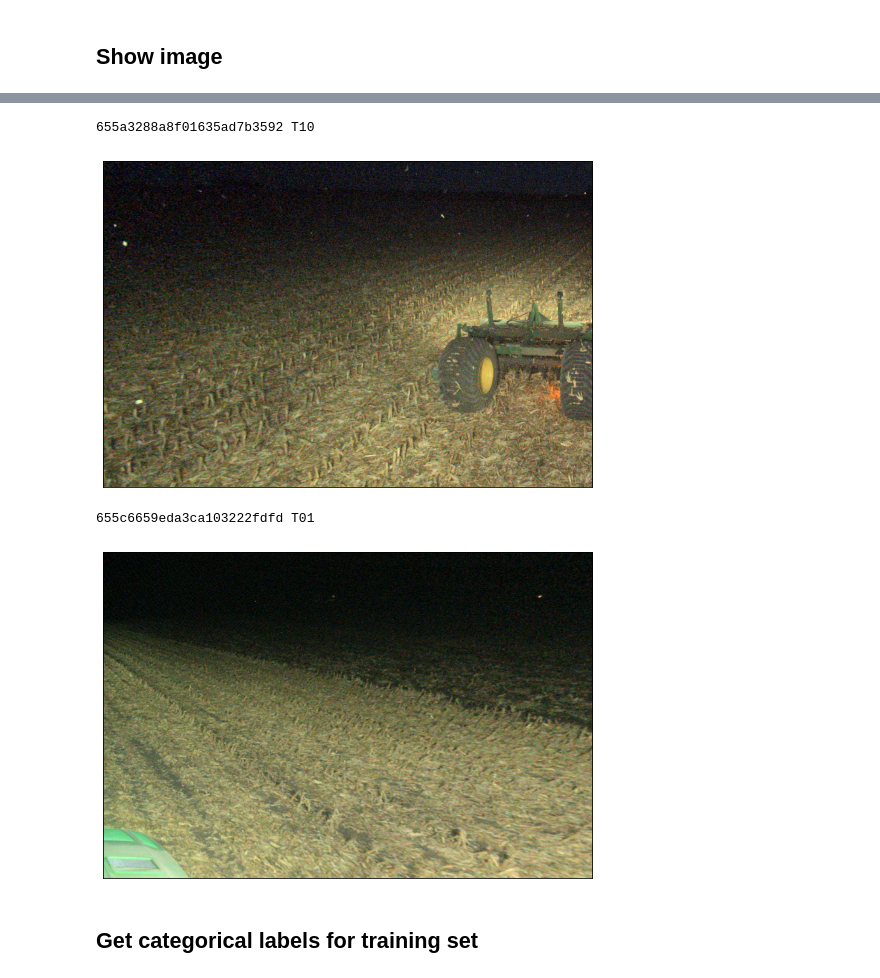
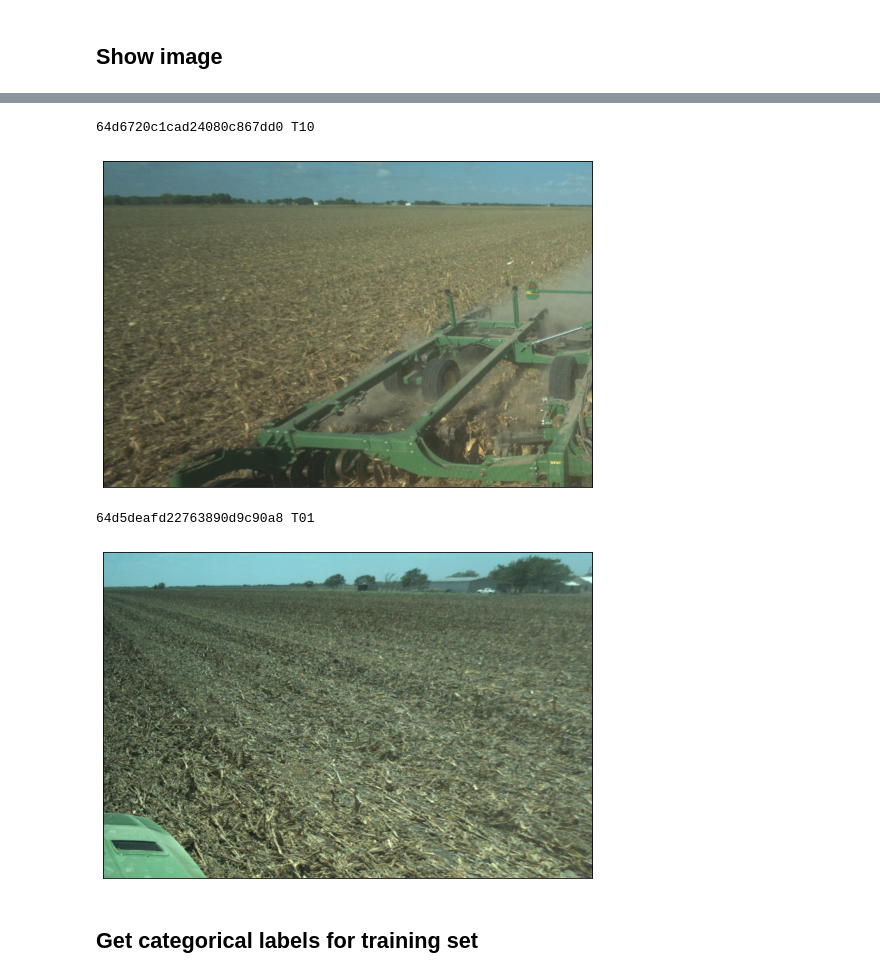
Before and after one commit to liyubrt/notebooks, a Jupyter notebook: check_label.ipynb, the cells around one changed output, grey strips where cells are left out. Cells and saved outputs as stored; diff of their text form; code cells hidden in the pictures.

```diff
--- a/check_label.ipynb
+++ b/check_label.ipynb
@@ -22,11 +22,13 @@ from utils import normalize_image, plot_image, plot_images
 # root_dir = '/data/jupiter/datasets/'
 root_dir = '/data2/jupiter/datasets/'
 # dataset = 'Jupiter_train_v6_2'
-dataset = 'halo_rgb_stereo_train_v8_1'
-# dataset = '20240312_2_million_for_model_positive_pipeline_part_6_stereo'
+# dataset = 'halo_rgb_stereo_train_v8_1'
+dataset = '20240312_2_million_for_model_positive_pipeline_part_0_stereo'
 # dataset = 'halo_vehicles_driving_through_dust_images_nodust_reserved_stereo'
 # dataset = 'halo_vehicles_driving_through_dust_images_nodust_reserved_labeled'
 # dataset = 'halo_potential_airborne_debris_from_train_6_2_labeled'
+# dataset = 'halo_potential_birds_from_train_8_1'
+# csv = os.path.join(root_dir, dataset, 'annotations.csv')
 csv = os.path.join(root_dir, dataset, 'master_annotations.csv')
 # csv = os.path.join(root_dir, dataset, 'master_annotations_cleaned_20240329_50k.csv')
 # csv = os.path.join(root_dir, dataset, 'master_annotations_cleaned_20240329_okaudit.csv')
@@ -47,14 +49,14 @@ len(df.unique_id.unique()), len(df.id.unique())
 # %%
 # pred_dir = '/data/jupiter/li.yu/exps/driveable_terrain_model/20676_r2_rgb_bigdecay_biglr/halo_rgb_stereo_sample_train_2000'
 # pred_dir = '/data/jupiter/li.yu/exps/driveable_terrain_model/20676_r2_rgb_bigdecay_biglr/halo_rgb_stereo_test_v6_1'
-# pred_dir = '/data/jupiter/li.yu/exps/driveable_terrain_model/v81_nextvitsmall_dust_only_kore_dean_0406/20240312_2_million_for_model_positive_pipeline_part_0_stereo'
+pred_dir = '/data/jupiter/li.yu/exps/driveable_terrain_model/v81_nextvitsmall_dust_only_kore_dean_0406/20240312_2_million_for_model_positive_pipeline_part_0_stereo'
 # pred_dir = '/data/jupiter/li.yu/exps/driveable_terrain_model/v61_wirev1_6cls_bin_cat_0123/20240312_2_million_for_model_positive_pipeline_part_0_stereo'
-pred_dir = '/data/jupiter/li.yu/exps/driveable_terrain_model/v61_wirev1_6cls_bin_cat_0123/20240312_2_million_for_model_positive_pipeline_part_6_stereo'
+# pred_dir = '/data/jupiter/li.yu/exps/driveable_terrain_model/v61_wirev1_6cls_bin_cat_0123/halo_potential_birds_from_train_8_1'
 pred_df = pd.read_csv(os.path.join(pred_dir, 'output.csv'))
 print(pred_df.shape)
-# dust_df = pd.read_csv(os.path.join(pred_dir, 'dust_ratio.csv'))
-# print(pred_df.shape, dust_df.shape)
+
 df2 = df.merge(pred_df, on='unique_id')
-# df = df.merge(pred_df[['unique_id', 'state']], on='unique_id').merge(dust_df[['unique_id', 'gt_dust_ratio', 'total_averaged_dust_conf', 'total_thresholded_dust_ratio']], on='unique_id')
+# # df2 = df.merge(pred_df, on='unique_id')
+# # df = df.merge(pred_df[['unique_id', 'state']], on='unique_id').merge(dust_df[['unique_id', 'gt_dust_ratio', 'total_averaged_dust_conf', 'total_thresholded_dust_ratio']], on='unique_id')
 print(df2.shape)
 # %% [output]
@@ -69,5 +71,5 @@ pred_df.head(2)
 # %%
-# df3 = df[(df.n_pred_human_pixels > 500) & (df.n_pred_human_pixels < 1500)]
-df3 = df2[(df2.airborne > 0.5)]
+df3 = df2[(df2.n_pred_human_pixels > 500) & (df2.n_pred_human_pixels < 1500)]
+# df3 = df[((pred_df.birds > 0.5) | (pred_df.airborne > 0.5)) & (df.camera_location.str.startswith('T'))]
 print(df3.shape)
 # %% [output]
@@ -78,7 +90,7 @@ print(df3.shape)
 # sub_df = df[df.unique_id.isin(['65e9b50a06198505e2a58145_T14_T15', '65e9beba4875033da619fb9b_T05_T07'])]
 # sub_df = df[df.id.isin(['6441f343fb7e8d35a3da7e9c', '6441f9199b12538afbfcc044'])]
 sub_df = df3.sample(2)
-show_image, show_label = True, True
+show_image, show_label = True, False
 show_debayered_rgb, show_raw_label = False, False
 show_pred_result = False
 
@@ -92,37 +104,37 @@ for i, row in sub_df.iterrows():
         plot_image(img_norm)
 
     if show_debayered_rgb:
         image = imageio.imread(os.path.join(root_dir, dataset, row.artifact_debayeredrgb_0_save_path))
         plot_image(image)
 
     if show_label and 'rectified_label_save_path' in row and isinstance(row.rectified_label_save_path, str):
         label_path = os.path.join(root_dir, dataset, row.rectified_label_save_path)
         label = np.load(label_path)['left']
         labels = np.unique(label)
         label_map =row.label_map
         label_strs = [label_map[str(i)] for i in labels if i != 0]
         print(row.unique_id, labels, label_strs)
         # print(row.id, np.unique(label))
         plot_image(label)
 
     if show_raw_label:
         label = imageio.imread(os.path.join(root_dir, dataset, row.annotation_pixelwise_0_save_path))
         labels = np.unique(label)
         label_map =row.label_map
         label_strs = [label_map[str(i)] for i in labels if i != 0]
         print(row.unique_id, labels, label_strs)
         plot_image(label)
 
     if show_pred_result:
         result_path = os.path.join(pred_dir, 'output_visualization', row.id+'.png')
         if os.path.isfile(result_path):
             res_img = cv2.cvtColor(cv2.imread(result_path), cv2.COLOR_BGR2RGB)
             plot_image(res_img, figsize=(20, 6))
 # %% [output]
-655a3288a8f01635ad7b3592 T10
+64d6720c1cad24080c867dd0 T10
-[figure, old version]
+[figure, new version]
-655c6659eda3ca103222fdfd T01
+64d5deafd22763890d9c90a8 T01
-[figure, old version]
+[figure, new version]
 # %% [markdown]
 ## Get categorical labels for training set
 # %%
```
Also changed, not shown: parts of 6 cells of this notebook, 1 other file.
